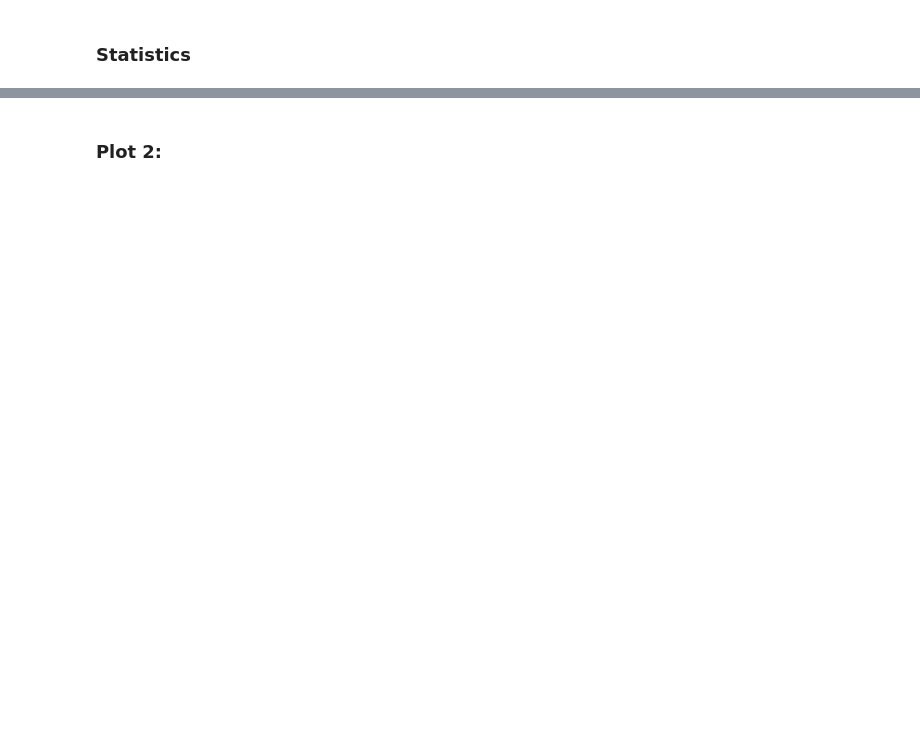
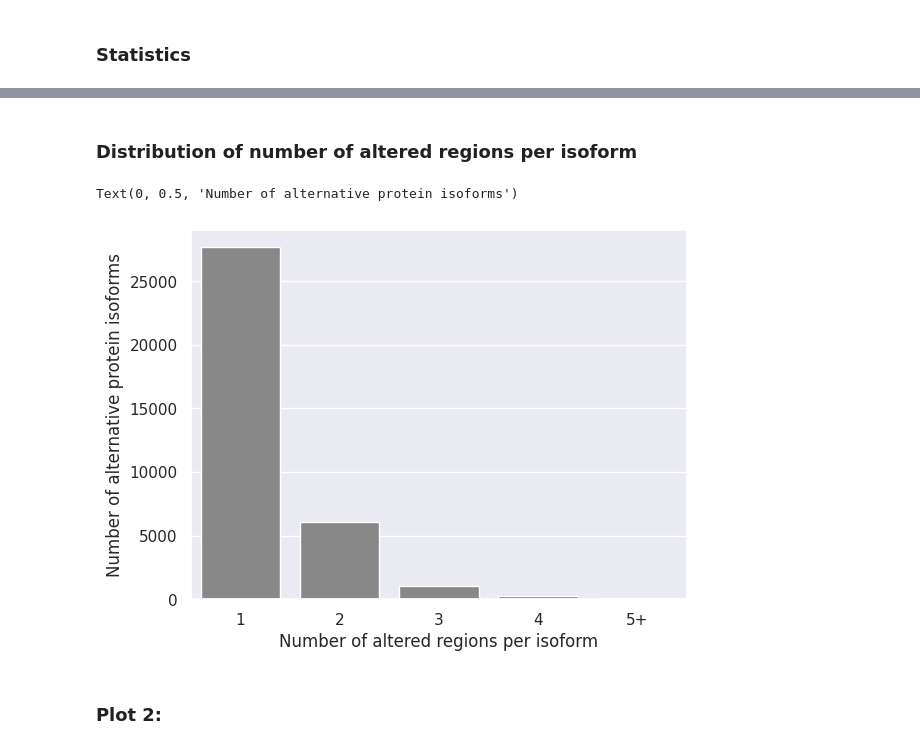
Before and after one commit to sheynkman-lab/biosurfer_analysis, a Jupyter notebook: scripts/genome_wide_summary.ipynb, the cells around one changed output, grey strips where cells are left out. Drawn from its saved outputs; the diff is of its cells as text; code cells hidden in the pictures; blank space fills up the shorter version.

Commit message:
summary plots of altered regions

```diff
--- a/scripts/genome_wide_summary.ipynb
+++ b/scripts/genome_wide_summary.ipynb
@@ -1,19 +1,20 @@
 # %% [markdown]
 ### Importing libraries
 # %%
-import openpyxl as op
 import matplotlib.pyplot as plt
-import timeit
 import seaborn as sns
 import numpy as np
 import pandas as pd
-from openpyxl import Workbook
-import re
 from IPython.display import set_matplotlib_formats
-import collections
-import plotly.graph_objects as go
-import os
-import glob
-import plotly.express as px
-import statistics
-from openpyxl.utils.dataframe import dataframe_to_rows
+
+sns.set_theme(
+    font = 'sans-serif',
+)
+# %%
+pblocks = pd.read_csv('../B_hybrid_aln_gencode_v42/pblocks.tsv', sep='\t', index_col=['other', 'pblock_number'])
+
+affected_length_ins_del = (pblocks['pblock_category'].isin({'INSERTION', 'DELETION'})) * pblocks['length_change'].abs()
+affected_length_sub = (pblocks['pblock_category'] == 'SUBSTITUTION') * pblocks['aa_loss']
+affected_length = affected_length_ins_del + affected_length_sub
+pblocks['affected_length'] = affected_length
+pblocks
@@ -39,3 +50,20 @@ sns.countplot(x=pd.cut(pblock_per_isoform, bins=[1, 2, 3, 4, 5, 14], right=False
+# %% [markdown]
+### Distribution of number of altered regions per isoform
+# %%
+sns.countplot(
+    x = pd.cut(
+        pblocks.groupby(['anchor', 'other']).size(),
+        bins = [1, 2, 3, 4, 5, 14],
+        right = False,
+        labels = ['1', '2', '3', '4', '5+']
+    ),
+    color = '#888888'
+)
+plt.xlabel('Number of altered regions per isoform')
+plt.ylabel('Number of alternative protein isoforms')
+# %% [output]
+Text(0, 0.5, 'Number of alternative protein isoforms')
+[figure, added]
 # %% [markdown]
 ### Plot 2:
 # %%
```
Also changed, not shown: parts of 8 cells of this notebook.
